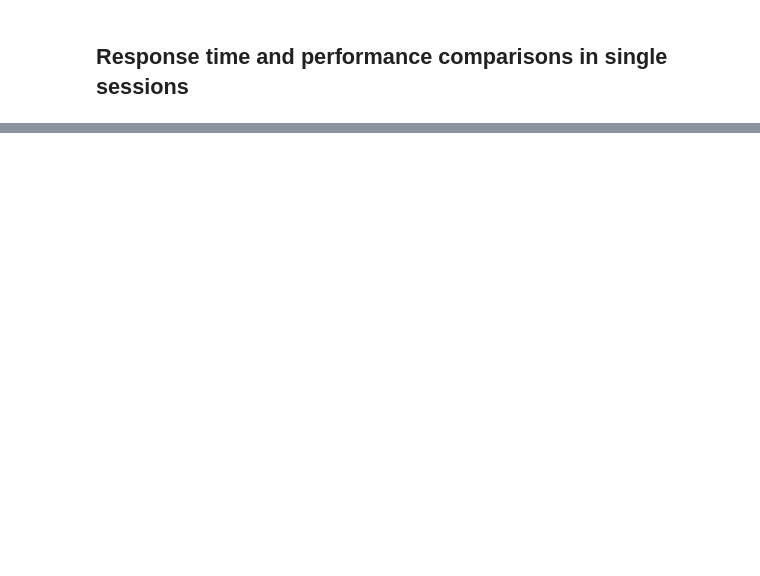
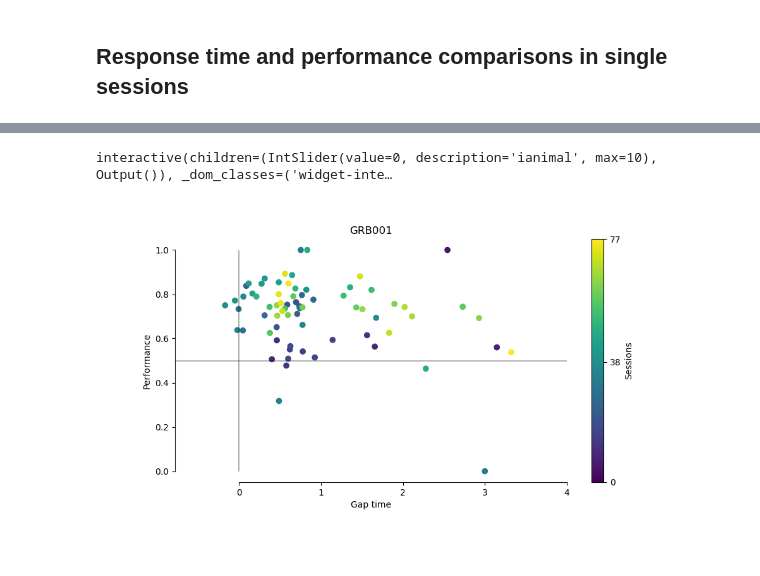
Before and after one commit to rojasgabriel/behavior_analyses, a Jupyter notebook: main_analyses.ipynb, the cells around one changed output, grey strips where cells are left out. Saved outputs shown, nothing was run; the diff lists cells and outputs as text; code cells hidden in the pictures; blank space fills up the shorter version.

```diff
--- a/main_analyses.ipynb
+++ b/main_analyses.ipynb
@@ -821,0 +640,35 @@ interactive(children=(IntSlider(value=6, description='animal', max=12), IntSlide
+# %%
+fig, ax = plt.subplots(1, 1, figsize=(10, 5))
+
+# Create a ScalarMappable for the colorbar
+sm = plt.cm.ScalarMappable(cmap='viridis')
+sm.set_array([])
+
+# Create the colorbar
+cbar = fig.colorbar(sm, ax=ax, label='Sessions')
+
+@interact(ianimal=IntSlider(min=0, max=len(animal_ids)-1, step=1, value=0))
+def gap_viewer(ianimal):
+    ax.clear()
+    animal = animal_ids[ianimal]
+    sessions = np.arange(len(gap_and_performance[animal]['ses_gap'])) #create an array of session numbers
+    gap_colors = plt.cm.viridis(sessions / sessions.max()) #recalculate the colors depending on the session count
+
+    ax.scatter(gap_and_performance[animal]['ses_gap'], gap_and_performance[animal]['ses_avg'], color=gap_colors)
+    ax.set_xlabel('Gap time')
+    ax.set_ylabel('Performance')
+    ax.set_title(animal)
+    ax.set_xlim(right=4)
+    ax.vlines(0,0,1, color='k', alpha=0.3)
+    ax.hlines(0.5, xmin=ax.get_xlim()[0], xmax=ax.get_xlim()[1], color='k', alpha=0.3)
+    sm.set_clim(vmin=0, vmax=sessions.max()) #update the sm scale
+    cbar.update_normal(sm)
+    cbar.set_ticks([0, np.floor(np.median(sessions)), sessions.max()])
+
+    separate_axes(ax)
+    # plt.show()
+# %% [output]
+interactive(children=(IntSlider(value=0, description='ianimal', max=10), Output()), _dom_classes=('widget-inte…
+[figure, added]
+# %% [markdown]
+##
```
Also changed, not shown: parts of 15 cells of this notebook, 9 other files.
